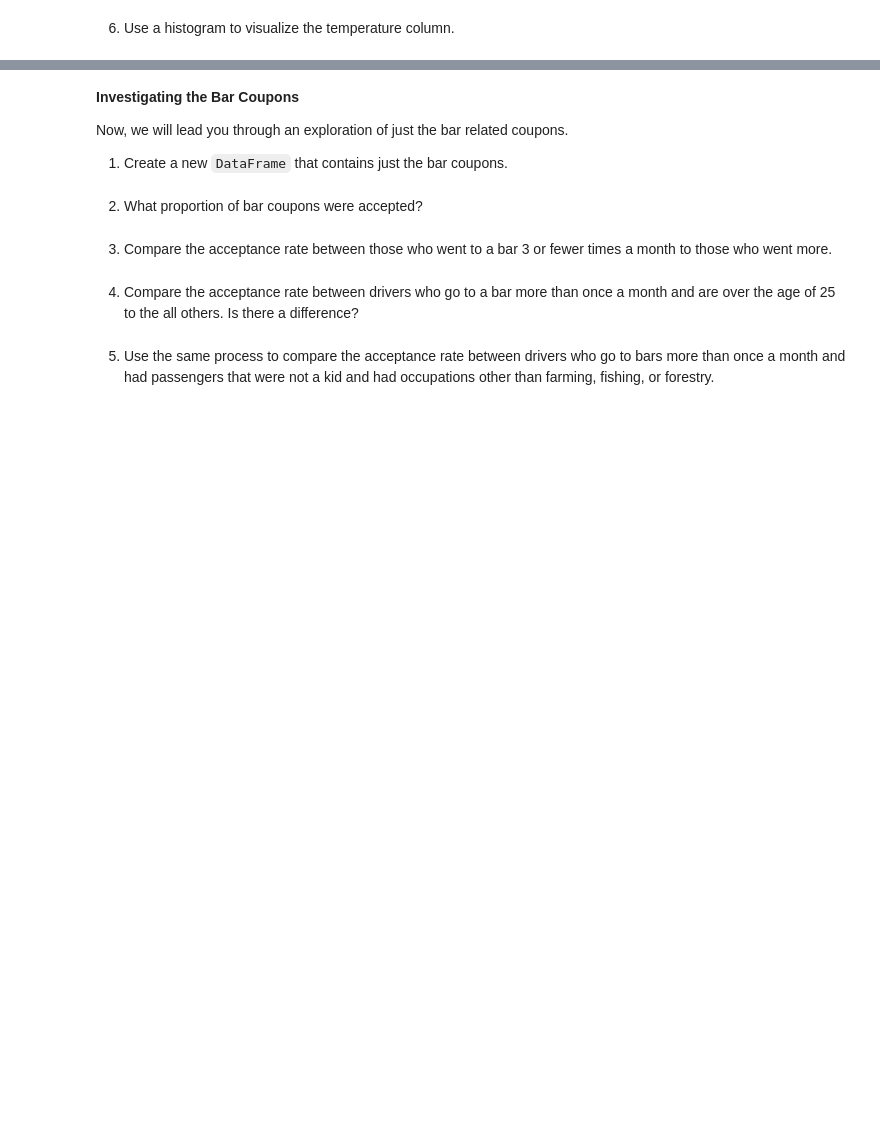
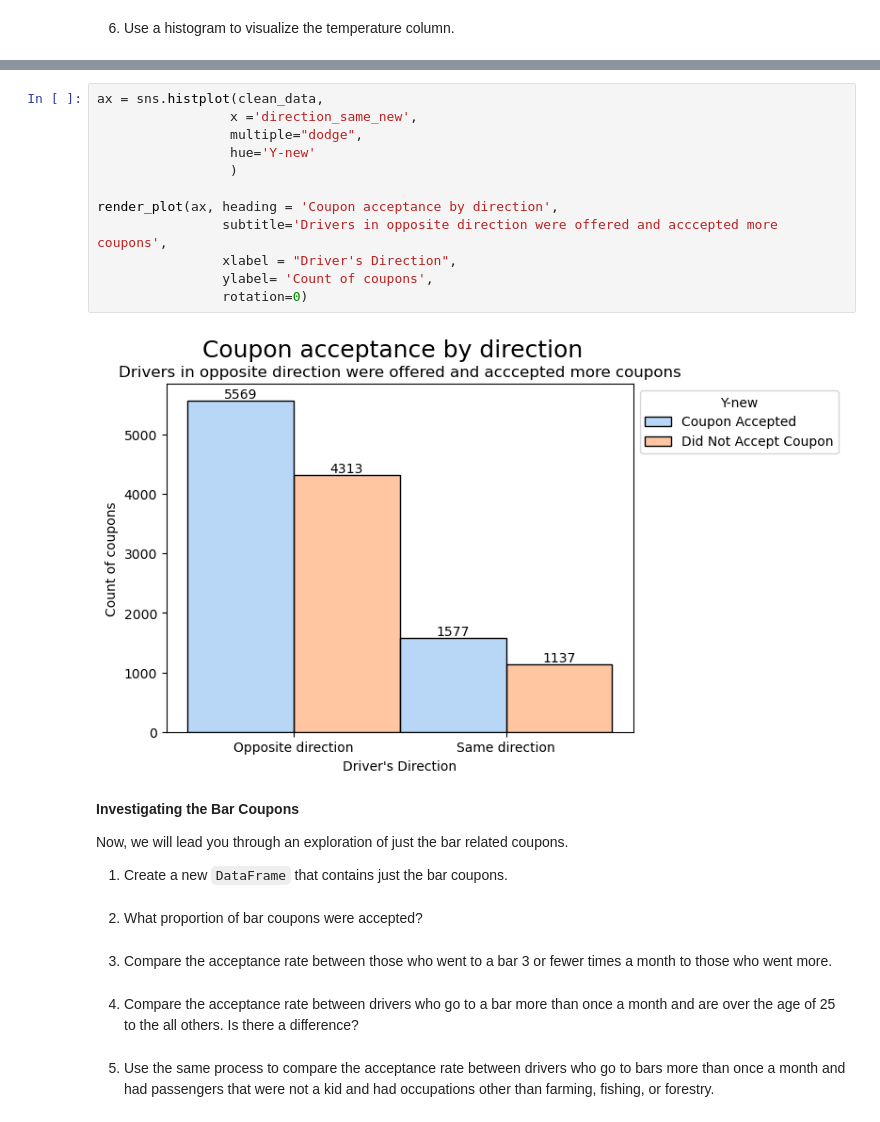
Before and after one commit to mgk2014/PCMLAI, a Jupyter notebook: coupons.ipynb, the cells around one changed output, grey strips where cells are left out. Saved outputs shown, nothing was run; the diff lists cells and outputs as text; blank space fills up the shorter version.

```diff
--- a/coupons.ipynb
+++ b/coupons.ipynb
@@ -160,3 +220,17 @@ clean_data.sample(2)
+# %%
+ax = sns.histplot(clean_data,
+                 x ='direction_same_new',
+                 multiple="dodge",
+                 hue='Y-new'
+                 )
+
+render_plot(ax, heading = 'Coupon acceptance by direction',
+                subtitle='Drivers in opposite direction were offered and acccepted more coupons',
+                xlabel = "Driver's Direction",
+                ylabel= 'Count of coupons',
+                rotation=0)
+# %% [output]
+[figure, added]
 # %% [markdown]
 **Investigating the Bar Coupons**
 
```
Also changed, not shown: parts of 13 cells of this notebook.
